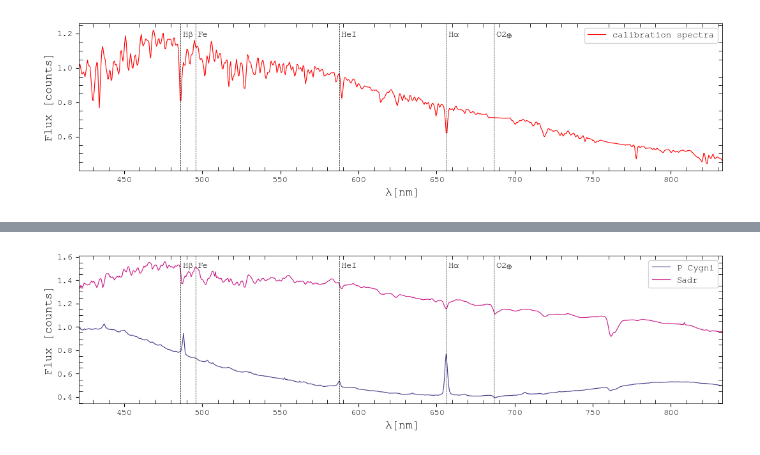
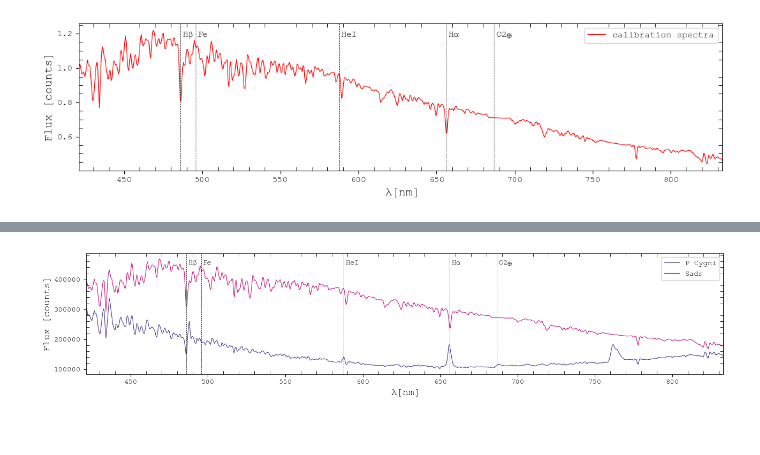
Before and after one commit to elkogerville/ASTROPHYSICS, a Jupyter notebook: SPECTRUM ANALYSIS/Pcygni_Spectra_Calibration.ipynb, the cells around one changed output, grey strips where cells are left out. Saved outputs shown, nothing was run; the diff lists cells and outputs as text; code cells hidden in the pictures.

```diff
--- a/SPECTRUM ANALYSIS/Pcygni_Spectra_Calibration.ipynb
+++ b/SPECTRUM ANALYSIS/Pcygni_Spectra_Calibration.ipynb
@@ -102,10 +105,11 @@ def calibrate_frames(data_cube):
 
 # sum frames
 pcygni_calibrated, pcygni_errors = calibrate_frames(pcygni_cube)
+sadr_calibrated, pcygni_errors = calibrate_frames(sadr_cube)
 sky_flat = np.median(sky_cube, axis = 0)
 # subtract sky
 pcygni_calibrated = pcygni_calibrated - sky_flat
-sadr_calibrated, pcygni_errors = calibrate_frames(sadr_cube)
+sadr_calibrated = sadr_calibrated - sky_flat
 arc_calibrated, arc_errors = calibrate_frames(arc_cube)
 # %%
 # display P Cygni summed spectral order
@@ -200,8 +209,9 @@ def extract_spectral_continuum(data, x_pixels, model, window_range = 7):
     Output
     ------
     extracted_continuum: np.ndarray[np.float64]
-        (M,) shaped array representing the normalized extracted spectral order at every x_pixel value
+        (M,) shaped array representing the extracted spectral order at every x_pixel value
         this is the raw extracted spectrum flux before wavelength calibration
+        the spectrum is flipped such that bluer wavelengths are to the left
     '''
     window_size = int(window_range*2+1)
     # 15xN data array to store the flux values in a ±7 pixel window centered at the peak y index of each x-pixel
@@ -216,8 +226,6 @@ def extract_spectral_continuum(data, x_pixels, model, window_range = 7):
     continuum_array = data[flux_window_idx, x_pixels]
     # sum the flux values along the y axis into a (M,) shaped array
     extracted_continuum = np.sum(continuum_array, axis = 0)
-    # normalize the extracted continuum
-    extracted_continuum = extracted_continuum / np.max(extracted_continuum)
 
     return extracted_continuum[::-1]
 
@@ -320,9 +339,10 @@ plot_spectra(wavelength, cal_flux_interp, 'calibration spectra', color = 'r')
 # %%
-# compute instrument response correction
+# compute instrument response curve
 irc = sadr_extracted / cal_flux_interp
 irc_norm = irc/np.mean(irc)
-coefficients = np.polyfit(wavelength, irc_norm, 4)
-continuum_model = np.poly1d(coefficients)
 # apply correction
-cal_pcyg_flux = pcygni_extracted/continuum_model(wavelength)
-cal_sadr_flux = sadr_extracted/continuum_model(wavelength)
+cal_pcyg_flux = pcygni_extracted/irc_norm
+cal_sadr_flux = sadr_extracted/irc_norm
+# plot corrected spectrums
+plot_spectra(wavelength, cal_pcyg_flux, 'P Cygni')
+plot_spectra(wavelength, cal_sadr_flux, 'Sadr', color = 'mediumvioletred')
@@ -337,32 +354,33 @@ fig, ax = plt.subplots(figsize = (13, 3))
 plt.rcParams['font.family'] = 'courier new'
 plt.rcParams['mathtext.default'] = 'regular'
 ax.minorticks_on()
 ax.tick_params(which = 'minor', length = 4, direction = 'in', top = True, right = True)
 plt.rcParams['axes.linewidth'] = 0.6
 
 plt.plot(wavelength, cal_pcyg_flux, lw = 0.8, c = 'darkslateblue', label = 'P Cygni')
 plt.plot(wavelength, cal_sadr_flux+0.6, lw = 0.8, c = 'mediumvioletred', label = 'Sadr')
 padding = 0.08 * (np.max(cal_pcyg_flux) - np.min(cal_pcyg_flux))
 ymin = np.min(cal_pcyg_flux) - padding
 ymax = np.max(cal_sadr_flux+0.6) + padding
 
 plt.vlines(486.13, ymin, ymax, lw = 0.5, color = 'k', ls = '--')
 plt.text(487.13, ymax-2*padding, r'$H\beta$')
 plt.vlines(495.8, ymin, ymax, lw = 0.5, color = 'k', ls = '--')
 plt.text(496.8, ymax-2*padding, 'Fe')
 plt.vlines(587.56, ymin, ymax, lw = 0.5, color = 'k', ls = '--')
 plt.text(588.56, ymax-2*padding, r'$He I$')
 plt.vlines(656.28, ymin, ymax, lw = 0.5, color = 'k', ls = '--')
 plt.text(657.28, ymax-2*padding, r'$H\alpha$')
 plt.vlines(686.7, ymin, ymax, lw = 0.5, color = 'k', ls = '--')
 plt.text(687.7, ymax-2*padding, r'$O2_{\oplus}$')
 
 plt.xlim(wavelength[0], wavelength[-1])
 plt.ylim(ymin, ymax)
 plt.xlabel('$\lambda [nm]$', size = 13)
 plt.ylabel('Flux [counts]', size = 13)
 plt.legend()
-plt.savefig('PCygni_Sadr_spectra.png', format = 'png')
+plt.tight_layout()
+plt.savefig('PCygni_Sadr_spectra.png', dpi = 300, format = 'png')
 plt.show()
 # %% [output]
-[figure, old version]
+[figure, new version]
```
Also changed, not shown: parts of 15 cells of this notebook.
